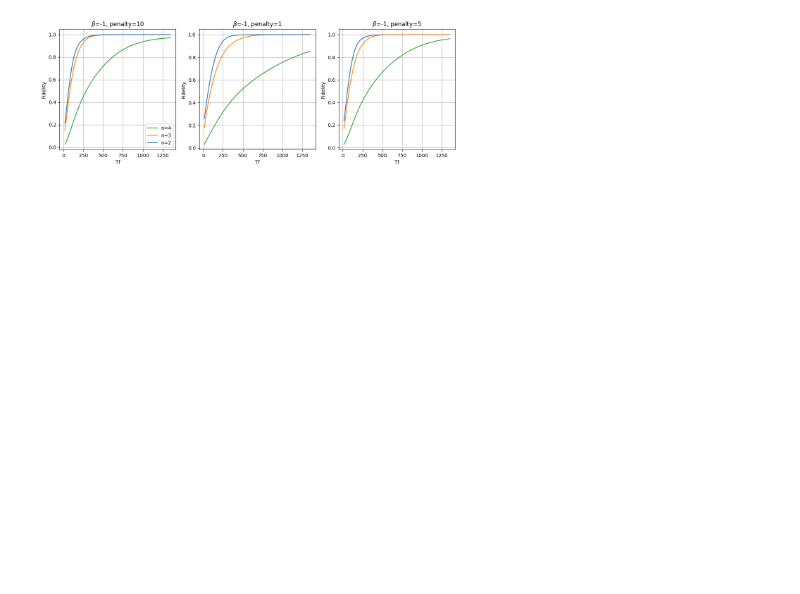
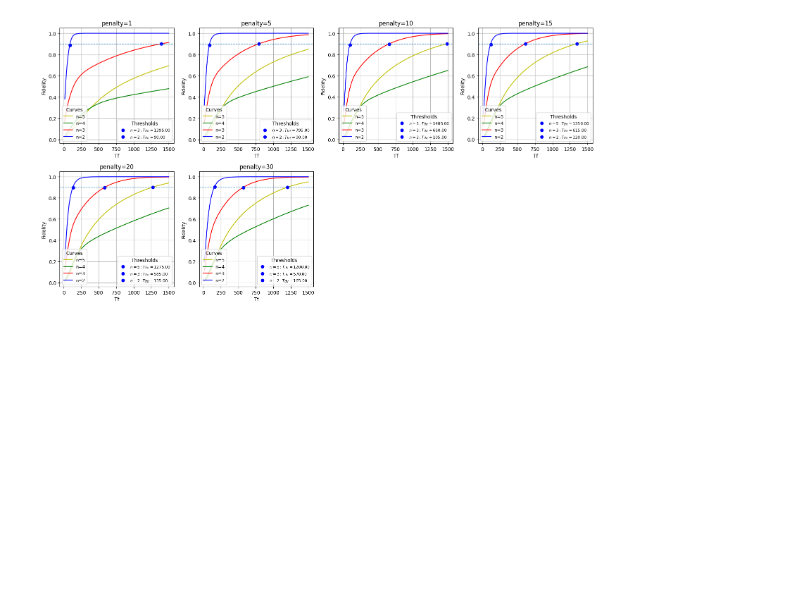
Before and after one commit to Secretmud/zermelos-navigation-problem, a Jupyter notebook: src/Plots.ipynb, the cells around one changed output. Drawn from its saved outputs; the diff is of its cells as text; code cells hidden in the pictures.

```diff
--- a/src/Plots.ipynb
+++ b/src/Plots.ipynb
@@ -1,5 +1,6 @@
 # %%
 import matplotlib.pyplot as plt
+from matplotlib.lines import Line2D
 from dataclasses import dataclass
 import pandas as pd
 import numpy as np
@@ -7,6 +8,8 @@ import ast
 import pathlib
 
 p = pathlib.Path("data")
+
+threshold = 0.9
 
 @dataclass
 class FidelityData:
@@ -41,9 +44,11 @@ for file_path in p.glob("**/*.csv"):
             ast.literal_eval(row["array"])
         )
 
-    data_dict[meta.penalty] = meta
+    data_dict[int(meta.penalty)] = meta
 
-# Step 1: Collect all unique n values across all files for consistent coloring
+data_dict = dict(sorted(data_dict.items()))
+
+# Collect all unique n values across all files for consistent coloring
 all_n = set()
 for meta in data_dict.values():
     all_n.update(meta.data.keys())
@@ -52,41 +57,68 @@ all_n = sorted(all_n)
 cmap = plt.get_cmap("tab10")  # up to 10 colors; use tab20 if needed
 n_to_color = {n: cmap(i % cmap.N) for i, n in enumerate(all_n)}
 
-# Step 2: Prepare the 4x4 grid
+# Prepare the grid
 files = list(data_dict.keys())
 n_plots = len(files)
 nrows, ncols = 4, 4
 
 fig, axes = plt.subplots(nrows, ncols, figsize=(16, 16))
 axes = axes.flatten()  # flatten for easy iteration
 
+colors = {
+    2: 'b',
+    3: 'r',
+    4: 'g',
+    5: 'y',
+}
+
 for ax, file_name in zip(axes, files):
     meta = data_dict[file_name]
     T_0, T_f, nsteps = meta.T_0, meta.T_f, meta.steps
     ts = np.linspace(T_0, T_f, nsteps)
+
+    threshold_handles = []  # store handles for legend 2
 
     for key, arr in meta.data.items():
         if len(arr) != len(ts):
             raise ValueError(
                 f"Length mismatch in {file_name}: ts={len(ts)}, array={len(arr)}"
             )
-        ax.plot(ts, arr, label=f"n={key}", color=n_to_color[key])
 
-    ax.set_title(rf"$\beta$={meta.beta}, penalty={meta.penalty}")
+        # plot main curves
+        ax.plot(ts, arr, label=f"n={key}", color=colors.get(key))
+
+        if np.argmax(arr>=threshold) > 0:
+            px = np.argmax(arr>=threshold)
+            dx = arr[px+1] - arr[px]
+            t = ts[px]
+            ax.plot(ts[px]- dx/2, arr[px] - dx/2, "bo")
+            # create a handle for legend with value
+            handle = Line2D([], [], marker='o', linestyle='None', color='blue',
+                            label=rf"$n={key}: T_{{thr}}={ts[px]:.2f}$")
+            threshold_handles.append(handle)
+
+    ax.set_title(f"penalty={meta.penalty}")
+    ax.axhline(0.9, linestyle="--", linewidth=1)
     ax.set_xlabel("Tf")
     ax.set_ylabel("Fidelity")
     ax.grid(True)
 
-    # Show legend only in the first subplot for clarity
-    if ax == axes[0]:
-        ax.legend()
+    # Legend 1: curves
+    leg1 = ax.legend(title="Curves", loc="lower left", fontsize=9)
 
-# Hide any unused subplots
-for ax in axes[n_plots:]:
+    # Legend 2: threshold points
+    if threshold_handles:  # only if there are thresholds
+        leg2 = ax.legend(handles=threshold_handles, title="Thresholds",
+                         loc="lower right", fontsize=8)
+        ax.add_artist(leg1)  # keep first legend
+
+# Hide unused subplots
+for ax in axes[len(files):]:
     ax.axis("off")
 
 plt.tight_layout()
 plt.savefig("all_plots_4x4.pdf")
 plt.show()
 # %% [output]
-[figure, old version]
+[figure, new version]
```
Also changed, not shown: 18 other files.
